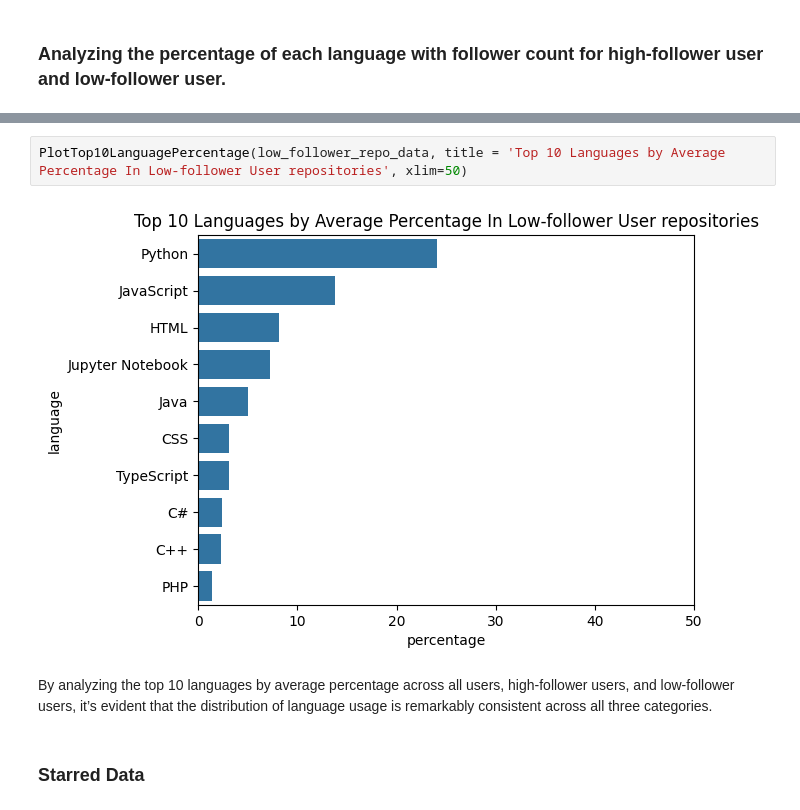
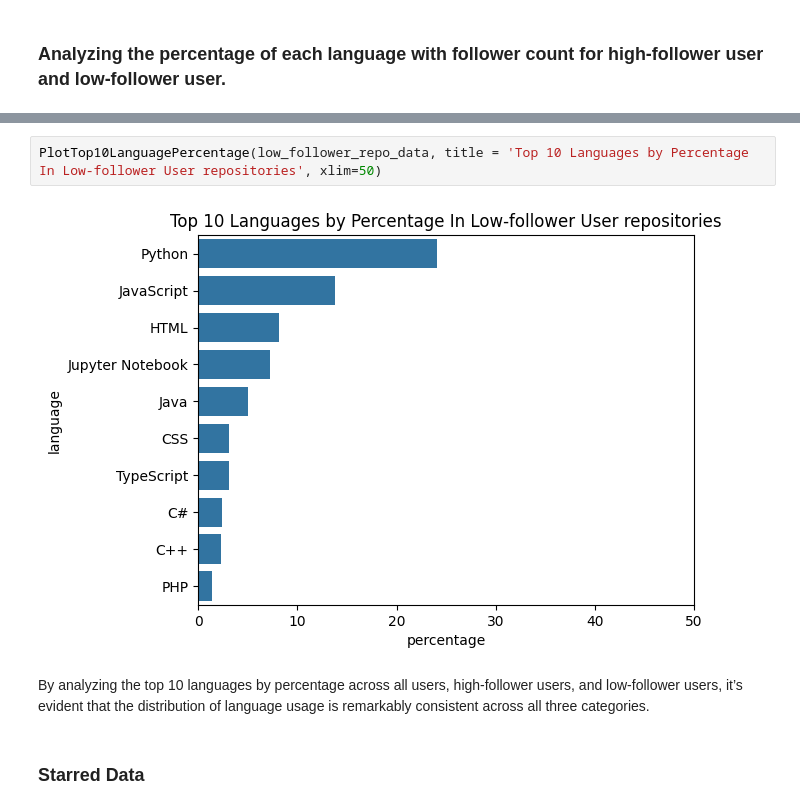
Before and after one commit to kritserv/analyze-how-python-developer-use-github, a Jupyter notebook: data_analysis.ipynb, the cells around one changed output, grey strips where cells are left out. Cells and saved outputs as stored; diff of their text form.

```diff
--- a/data_analysis.ipynb
+++ b/data_analysis.ipynb
@@ -531,9 +531,9 @@ PlotTop10LanguagePercentage(high_follower_repo_data, title = 'Top 10 Languages b
 # %%
-PlotTop10LanguagePercentage(low_follower_repo_data, title = 'Top 10 Languages by Average Percentage In Low-follower User repositories', xlim=50)
+PlotTop10LanguagePercentage(low_follower_repo_data, title = 'Top 10 Languages by Percentage In Low-follower User repositories', xlim=50)
 # %% [output]
-[figure, old version]
+[figure, new version]
 # %% [markdown]
-By analyzing the top 10 languages by average percentage across all users, high-follower users, and low-follower users, it’s evident that the distribution of language usage is remarkably consistent across all three categories.
+By analyzing the top 10 languages by percentage across all users, high-follower users, and low-follower users, it’s evident that the distribution of language usage is remarkably consistent across all three categories.
 # %% [markdown]
 ### Starred Data
 # %%
```
Also changed, not shown: parts of 12 cells of this notebook.
